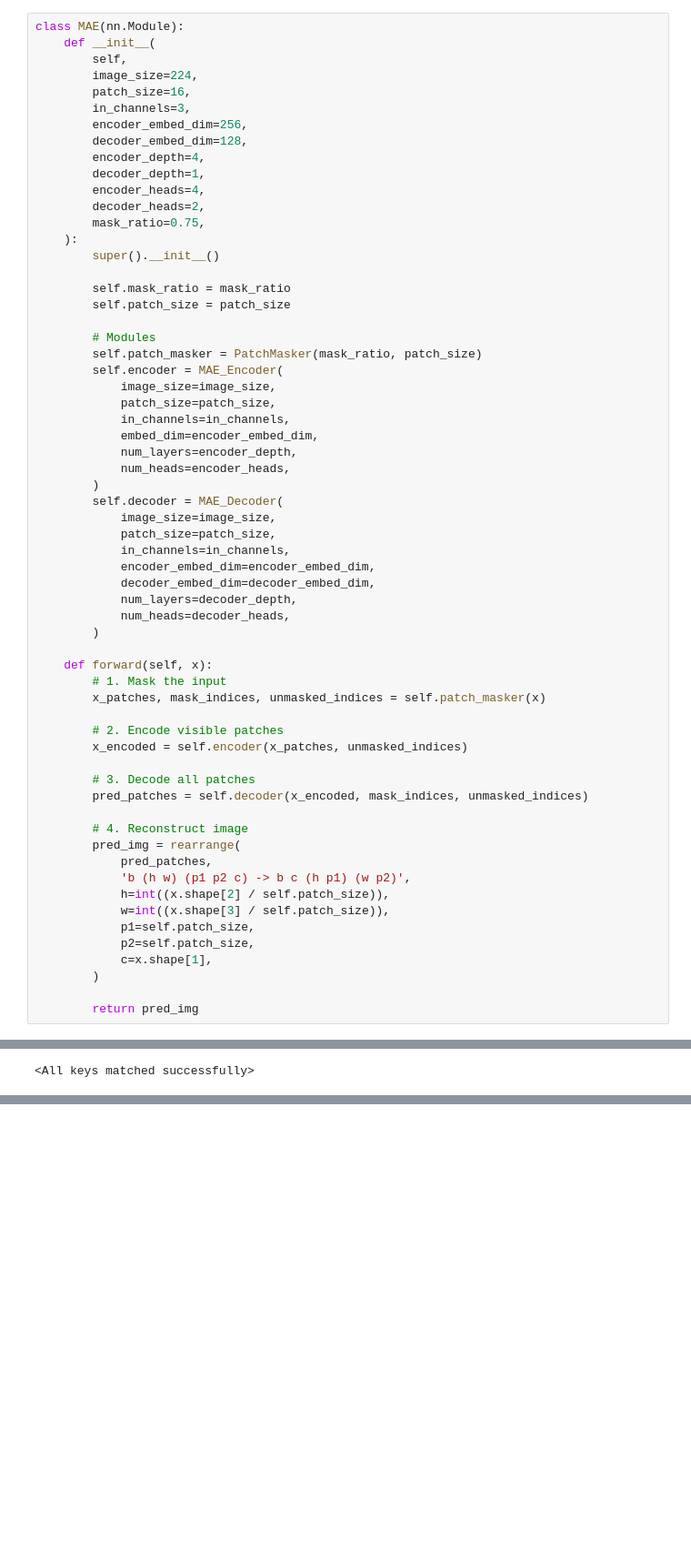
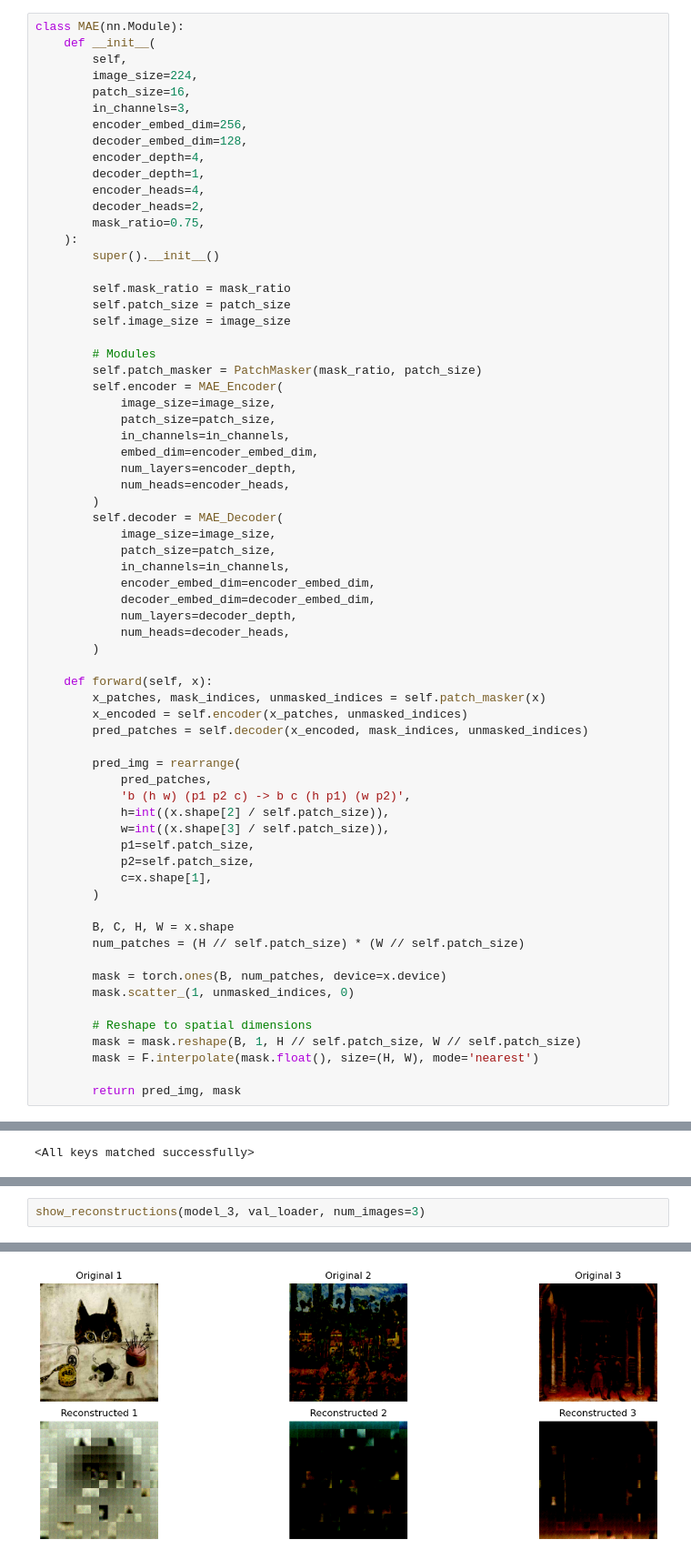
Before and after one commit to kendrick010/ece285_project, a Jupyter notebook: ECE285_Project.ipynb, the cells around one changed output, grey strips where cells are left out. Shown at 91% size. Drawn from its saved outputs; the diff is of its cells as text; blank space fills up the shorter version.

```diff
--- a/ECE285_Project.ipynb
+++ b/ECE285_Project.ipynb
@@ -363,6 +369,7 @@ class MAE(nn.Module):
 
         self.mask_ratio = mask_ratio
         self.patch_size = patch_size
+        self.image_size = image_size
 
         # Modules
         self.patch_masker = PatchMasker(mask_ratio, patch_size)
@@ -385,16 +392,10 @@ class MAE(nn.Module):
         )
 
     def forward(self, x):
-        # 1. Mask the input
         x_patches, mask_indices, unmasked_indices = self.patch_masker(x)
-
-        # 2. Encode visible patches
         x_encoded = self.encoder(x_patches, unmasked_indices)
-
-        # 3. Decode all patches
         pred_patches = self.decoder(x_encoded, mask_indices, unmasked_indices)
 
-        # 4. Reconstruct image
         pred_img = rearrange(
             pred_patches,
             'b (h w) (p1 p2 c) -> b c (h p1) (w p2)',
@@ -405,7 +406,17 @@ class MAE(nn.Module):
             c=x.shape[1],
         )
 
-        return pred_img
+        B, C, H, W = x.shape
+        num_patches = (H // self.patch_size) * (W // self.patch_size)
+
+        mask = torch.ones(B, num_patches, device=x.device)
+        mask.scatter_(1, unmasked_indices, 0)
+
+        # Reshape to spatial dimensions
+        mask = mask.reshape(B, 1, H // self.patch_size, W // self.patch_size)
+        mask = F.interpolate(mask.float(), size=(H, W), mode='nearest')
+
+        return pred_img, mask
 # %%
 # Load best model
 best_model = MAE(
@@ -487,0 +570,3 @@ model_3.load_state_dict(checkpoint['model_state_dict'])
+# %%
+show_reconstructions(model_3, val_loader, num_images=3)
+# %% [output]
@@ -487,0 +579 @@ model_3.load_state_dict(checkpoint['model_state_dict'])
+[figure, added]
```
Also changed, not shown: parts of 15 cells of this notebook, 5 other files.
